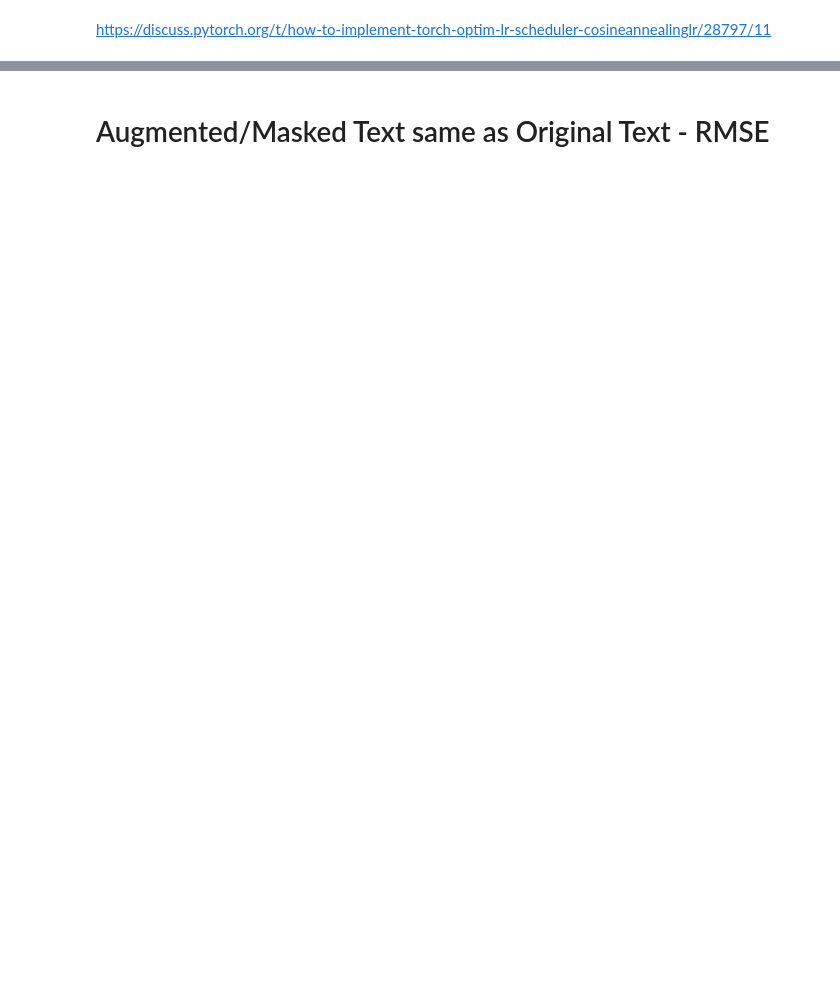
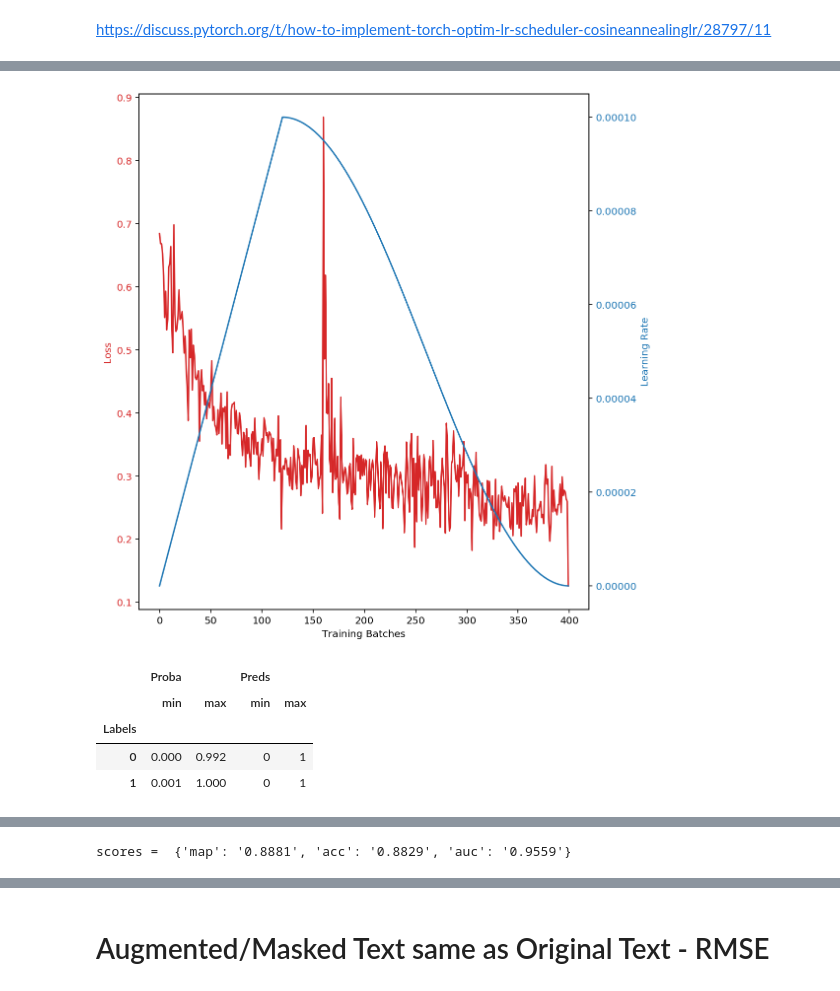
Before and after one commit to faizanahemad/facebook-hateful-memes, a Jupyter notebook: notebooks/SSL-Bert.ipynb, the cells around one changed output, grey strips where cells are left out. Drawn from its saved outputs; the diff is of its cells as text; code cells hidden in the pictures; blank space fills up the shorter version.

```diff
--- a/notebooks/SSL-Bert.ipynb
+++ b/notebooks/SSL-Bert.ipynb
@@ -258,0 +115,70 @@ def save(model, tokenizer, output_dir):
+# %%
+from torch.utils.data import Dataset, DataLoader
+from mmf.common.sample import Sample, SampleList
+import random
+class CoherenceTextDataset(Dataset):
+    def __init__(self, texts):
+        self.texts = texts
+
+    def __getitem__(self, item):
+        text = self.texts[item]
+        if random.random() < 0.25:
+            return Sample({"text": text, "label": 1})
+        else:
+            tarr = text.split()
+            wc = len(tarr)
+            if random.random() < 0.5:
+                random.shuffle(tarr)
+            else:
+                fh = tarr[:int(wc/2)]
+                lh = tarr[int(wc/2):]
+                tarr = lh + fh
+            return Sample({"text": " ".join(tarr), "label": 0})
+
+
+    def __len__(self):
+        return len(self.texts)
+
+model_name = initial_model # output_model + "-mlm"
+
+optimizer_class = torch.optim.AdamW
+optimizer_params = dict(lr=1e-4, betas=(0.9, 0.98), eps=1e-08, weight_decay=1e-2)
+
+dataset = CoherenceTextDataset(texts)
+
+epochs = 10
+
+lr_strategy = {
+    "model": {
+        "finetune": False,
+    }
+}
+
+model_fn = model_builder(AlbertClassifer,
+                         dict(classifier_dims=768,
+                              num_classes=2,
+                              gaussian_noise=0.0,
+                              dropout=0.0,
+                              word_masking_proba=0.0,
+                              internal_dims=768,
+                              final_layer_builder=fb_1d_loss_builder,
+                              n_layers=0,
+                              n_encoders=1,
+                              n_decoders=0,
+                              n_tokens_in=88,
+                              n_tokens_out=8,
+                              featurizer="transformer",
+                              model=model_name,
+                              finetune=False),
+                         per_param_opts_fn=lr_strategy,
+                         optimiser_class=optimizer_class,
+                         optimiser_params=optimizer_params)
+
+
+model, optimizer = model_fn()
+train_losses, learning_rates = train(model, optimizer, scheduler_init_fn, batch_size, epochs, dataset,
+                                     model_call_back=None, accumulation_steps=1, plot=True,
+                                     sampling_policy=None, class_weights=None)
+
+validate(model, batch_size, dataset, display_detail=True)
+# %% [output]
@@ -258,0 +202,6 @@ def save(model, tokenizer, output_dir):
+[figure, added]
+|  | Proba |  | Preds |  |
+|  | min | max | min | max |
+| Labels |  |  |  |  |
+| 0 | 0.000 | 0.992 | 0 | 1 |
+| 1 | 0.001 | 1.000 | 0 | 1 |
@@ -258,0 +214 @@ def save(model, tokenizer, output_dir):
+scores =  {'map': '0.8881', 'acc': '0.8829', 'auc': '0.9559'}
```
Also changed, not shown: parts of 28 cells of this notebook, 1 other file.
